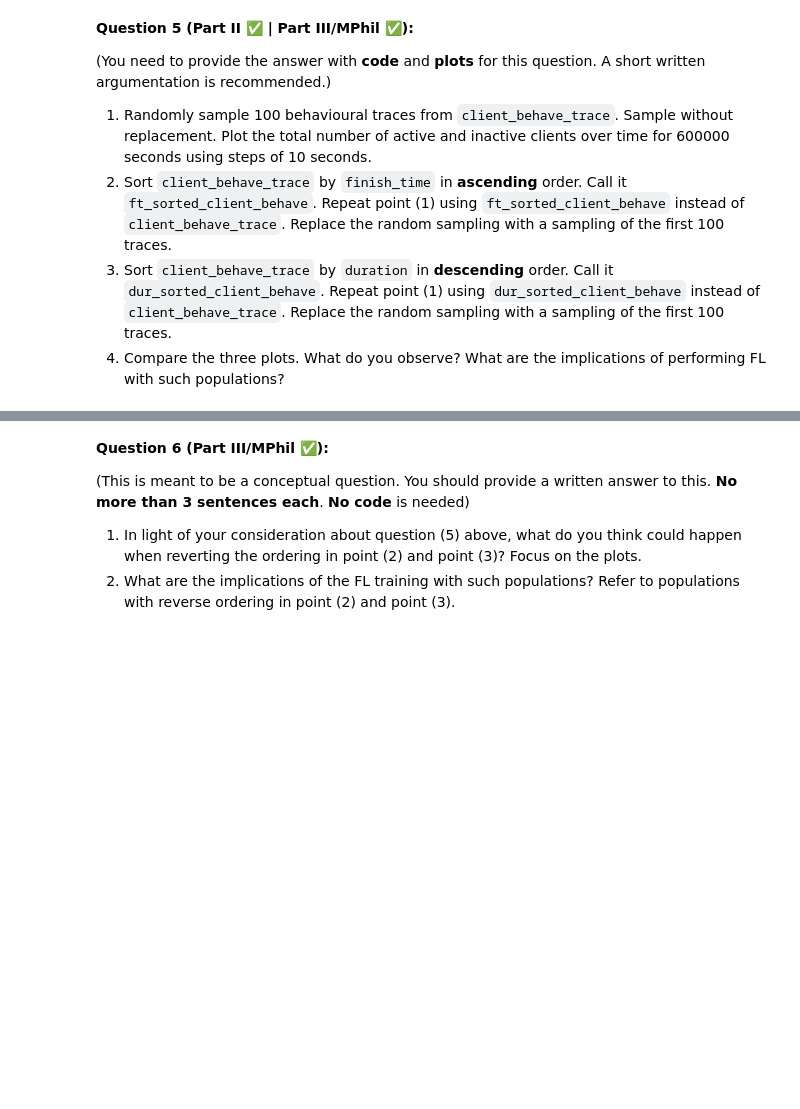
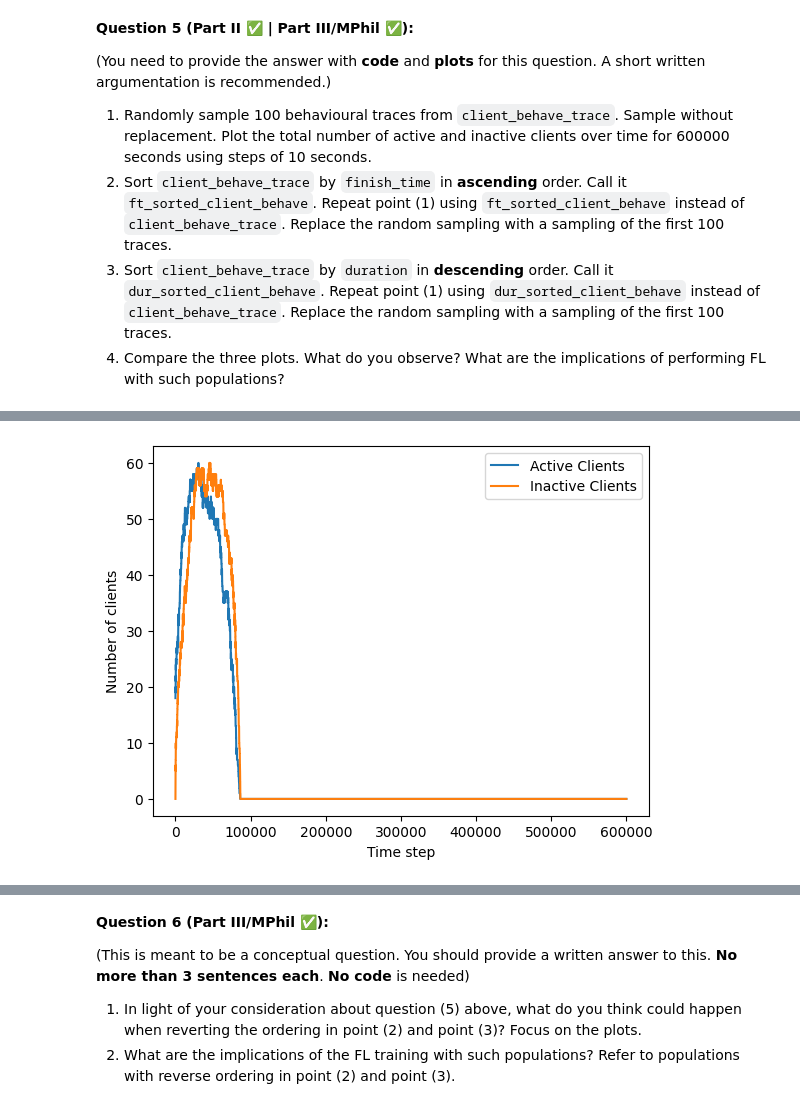
Before and after one commit to Tyv217/L361-Federated-Learning, a Jupyter notebook: labs/L361_Lab_3_Devices_Heterogeneity.ipynb, the cells around one changed output, grey strips where cells are left out. Drawn from its saved outputs; the diff is of its cells as text; code cells hidden in the pictures; blank space fills up the shorter version.

```diff
--- a/labs/L361_Lab_3_Devices_Heterogeneity.ipynb
+++ b/labs/L361_Lab_3_Devices_Heterogeneity.ipynb
@@ -510,0 +609,6 @@ plt.show()
+# %%
+ft_sorted_client_behave = client_behave_trace.sort_values("finish_time", ascending = True)
+sampled_traces = ft_sorted_client_behave[:100]
+plot_traces(sampled_traces)
+# %% [output]
+[figure, added]
```
Also changed, not shown: parts of 15 cells of this notebook.
